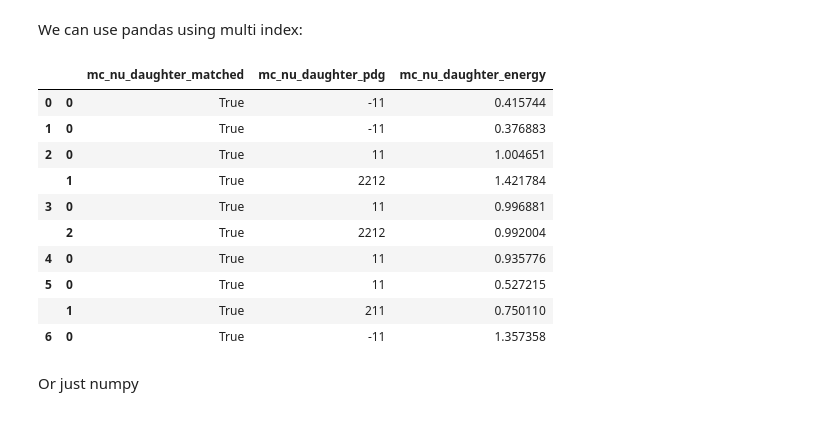
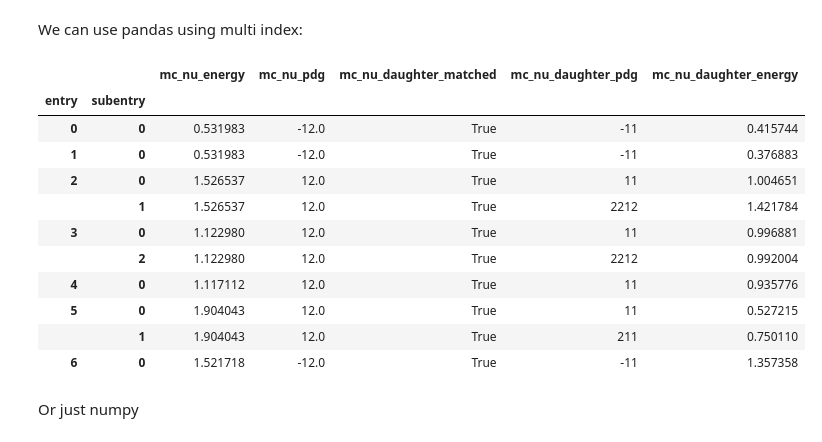
Before and after one commit to Wouter-VDP/ROOTinPython, a Jupyter notebook: ROOTinPython.ipynb, the cells around one changed output. Saved outputs shown, nothing was run; the diff lists cells and outputs as text; code cells hidden in the pictures.

Commit message:
Added pandas frame with subindices

```diff
--- a/ROOTinPython.ipynb
+++ b/ROOTinPython.ipynb
@@ -189,23 +178,23 @@ passed_events_tree.arrays(['mc_nu_daughter_matched', 'mc_nu_daughter_pdg', 'mc_n
 # %% [markdown]
 We can use pandas using multi index:
-# %%
-mc_daughters = ['mc_nu_daughter_matched', 'mc_nu_daughter_pdg', 'mc_nu_daughter_energy']
-data = [passed_events_tree.array(key).pandas() for key in mc_daughters]
-mc_daughters_df = pd.concat(data,axis=1)
-mc_daughters_df.columns = mc_daughters
-mc_daughters_df.query('mc_nu_daughter_matched').head(10)
-# %% [output]
-|  |  | mc_nu_daughter_matched | mc_nu_daughter_pdg | mc_nu_daughter_energy |
-| 0 | 0 | True | -11 | 0.415744 |
-| 1 | 0 | True | -11 | 0.376883 |
-| 2 | 0 | True | 11 | 1.004651 |
-|  | 1 | True | 2212 | 1.421784 |
-| 3 | 0 | True | 11 | 0.996881 |
-|  | 2 | True | 2212 | 0.992004 |
-| 4 | 0 | True | 11 | 0.935776 |
-| 5 | 0 | True | 11 | 0.527215 |
-|  | 1 | True | 211 | 0.750110 |
-| 6 | 0 | True | -11 | 1.357358 |
+# %%
+mc_daughters_df = passed_events_tree.pandas.df()
+# %%
+cols = ['mc_nu_energy', 'mc_nu_pdg', 'mc_nu_daughter_matched', 'mc_nu_daughter_pdg', 'mc_nu_daughter_energy']
+mc_daughters_df.query('mc_nu_daughter_matched')[cols].head(10)
+# %% [output]
+|  |  | mc_nu_energy | mc_nu_pdg | mc_nu_daughter_matched | mc_nu_daughter_pdg | mc_nu_daughter_energy |
+| entry | subentry |  |  |  |  |  |
+| 0 | 0 | 0.531983 | -12.0 | True | -11 | 0.415744 |
+| 1 | 0 | 0.531983 | -12.0 | True | -11 | 0.376883 |
+| 2 | 0 | 1.526537 | 12.0 | True | 11 | 1.004651 |
+|  | 1 | 1.526537 | 12.0 | True | 2212 | 1.421784 |
+| 3 | 0 | 1.122980 | 12.0 | True | 11 | 0.996881 |
+|  | 2 | 1.122980 | 12.0 | True | 2212 | 0.992004 |
+| 4 | 0 | 1.117112 | 12.0 | True | 11 | 0.935776 |
+| 5 | 0 | 1.904043 | 12.0 | True | 11 | 0.527215 |
+|  | 1 | 1.904043 | 12.0 | True | 211 | 0.750110 |
+| 6 | 0 | 1.521718 | -12.0 | True | -11 | 1.357358 |
 # %% [markdown]
 Or just numpy
 # %%
```
Also changed, not shown: parts of 2 cells of this notebook, 1 other file.
